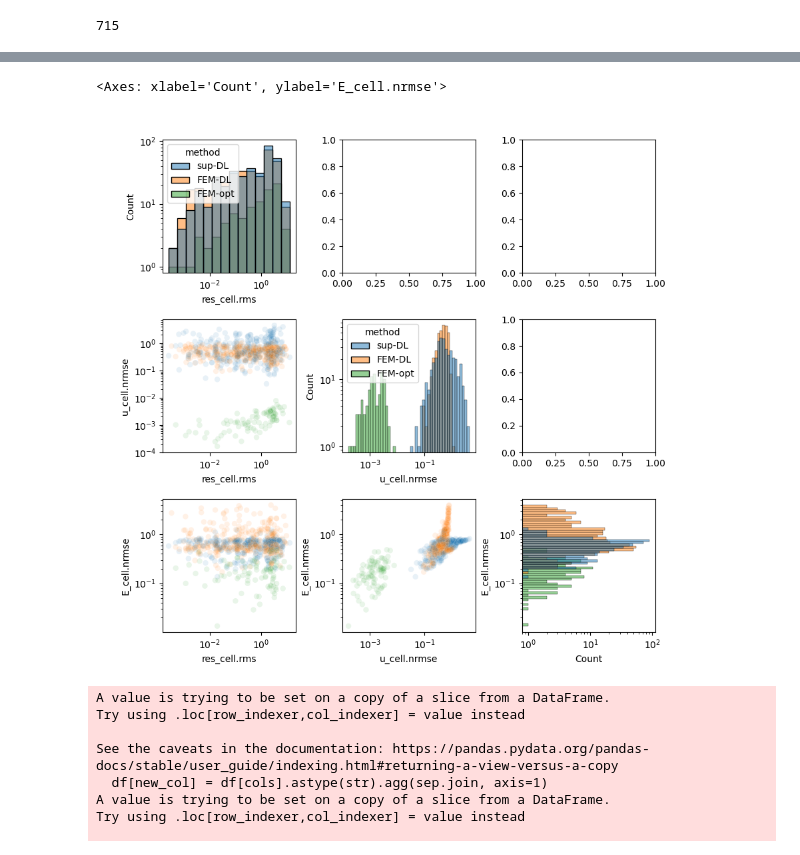
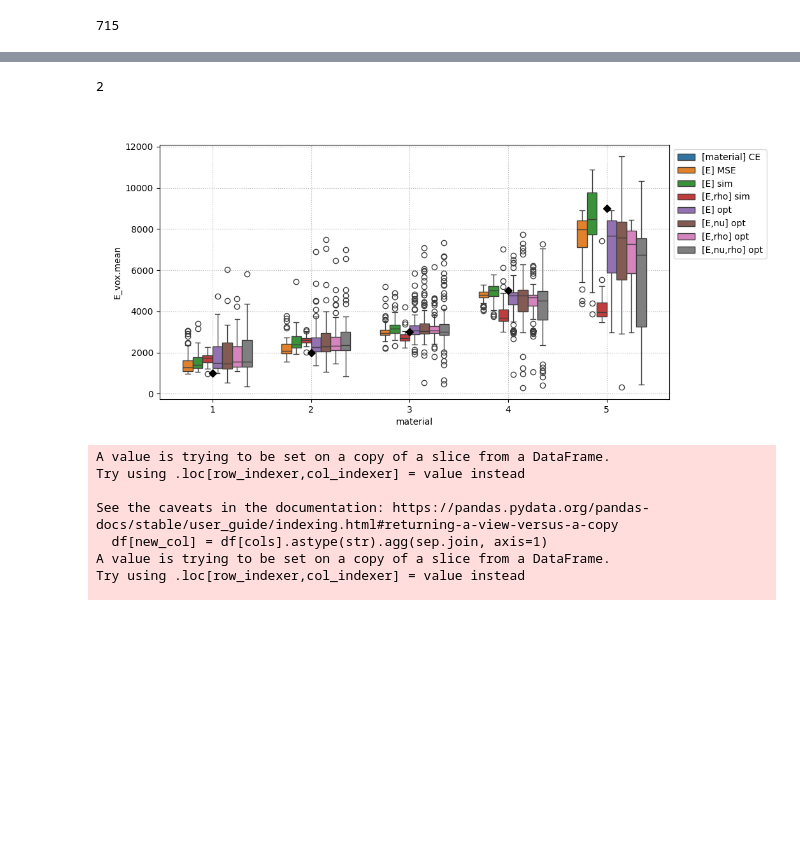
Before and after one commit to mattragoza/lung-project, a Jupyter notebook: notebooks/shapenet/32-training-experiment-new.ipynb, the cells around one changed output, grey strips where cells are left out. Saved outputs shown, nothing was run; the diff lists cells and outputs as text; code cells hidden in the pictures; blank space fills up the shorter version.

Commit message:
tv_reg_weight train and optimize experiments

```diff
--- a/notebooks/shapenet/32-training-experiment-new.ipynb
+++ b/notebooks/shapenet/32-training-experiment-new.ipynb
@@ -747,17 +808,11 @@ ex_df.groupby(['method', 'params.rho_known']).describe()
 # %%
 %autoreload
+mat_df_t['task_spec'] = mat_df_t['task_spec'].map(lambda x: x.replace('(', '[').replace(')', ']'))
+mat_df_o['task_spec'] = mat_df_o['params.targets'].map(lambda x: f'{x} opt')
+
 mat_df = pd.concat([
-    mat_df_t[(mat_df_t.epoch == 20) & (mat_df_t.phase == 'val')],
-    mat_df_o[mat_df_o.subject.isin(val_set1)]
+    mat_df_t[(mat_df_t.phase == 'val') & (mat_df_t.epoch == 10) & (mat_df_t.image_variant == 'mean_std-1')],
+    mat_df_o
 ])
-mat_df['params.rho_known']  = mat_df['params.rho_known'].astype(bool)
-mat_df['params.supervised'] = mat_df['params.supervised'].astype(bool)
-
-mat_df['method'] = 'unknown'
-mat_df.loc[(mat_df.phase == 'optimize'), 'method'] = 'FEM-opt'
-mat_df.loc[(mat_df.phase != 'optimize') &  mat_df['params.supervised'], 'method'] = 'sup-DL'
-mat_df.loc[(mat_df.phase != 'optimize') & ~mat_df['params.supervised'], 'method'] = 'FEM-DL'
-mat_df['method'].unique()
-
-mat_df.groupby(['method', 'params.rho_known', 'material']).describe()
+mat_df.groupby(['phase', 'task_spec', 'material']).describe()
 # %% [output]
@@ -784,41 +858,31 @@ mat_df.groupby(['method', 'params.rho_known', 'material']).describe()
 # %%
-fig, axes = mpl_viz.subplot_grid(3, 3, ax_height=2, ax_width=2, padding=(1.0, 0.4, 0.6, 0.4), spacing=0.7) # lrbt
+df = mat_df
 
-df = ex_df[ex_df['params.rho_known']]
-hue = 'method'
+fig, axes = mpl_viz.subplot_grid(
+    1, 1,
+    ax_width=8,
+    ax_height=4,
+    spacing=(1.0, 1.0),
+    padding=(1.0, 1.55, 0.5, 0.5)
+)
 
-ax = axes[0,0]
-ax.set_xscale('log', base=10)
-ax.set_yscale('log', base=10)
-sns.histplot(df, x='res_cell.rms', hue=hue, legend=True, ax=ax)
+is_outlier = df['E_vox.mean'] > 1.4e4
+print(is_outlier.sum())
 
-ax = axes[1,0]
-ax.set_xscale('log', base=10)
-ax.set_yscale('log', base=10)
-sns.scatterplot(df, x='res_cell.rms', y='u_cell.nrmse', hue=hue, legend=False, ax=ax, alpha=0.1)
-
-ax = axes[2,0]
-ax.set_xscale('log', base=10)
-ax.set_yscale('log', base=10)
-sns.scatterplot(df, x='res_cell.rms', y='E_cell.nrmse', hue=hue, legend=False, ax=ax, alpha=0.1)
-
-ax = axes[1,1]
-ax.set_xscale('log', base=10)
-ax.set_yscale('log', base=10)
-sns.histplot(df, x='u_cell.nrmse', hue=hue, legend=True, ax=ax)
-
-ax = axes[2,1]
-ax.set_xscale('log', base=10)
-ax.set_yscale('log', base=10)
-sns.scatterplot(df, x='u_cell.nrmse', y='E_cell.nrmse', hue=hue, legend=False, ax=ax, alpha=0.1)
-
-ax = axes[2,2]
-ax.set_xscale('log', base=10)
-ax.set_yscale('log', base=10)
-sns.histplot(df, y='E_cell.nrmse', hue=hue, legend=False, ax=ax)
+sns.boxplot(
+    df[~is_outlier],
+    x='material',
+    y='E_vox.mean',
+    hue='task_spec',
+    ax=axes[0,0]
+)
+#axes[0,0].set_yscale('log')
+axes[0,0].scatter(range(5), [1e3, 2e3, 3e3, 5e3, 9e3], marker='D', color='black', zorder=100)
+axes[0,0].legend(bbox_to_anchor=[1,1])
+axes[0,0].grid(linestyle=':')
 # %% [output]
-<Axes: xlabel='Count', ylabel='E_cell.nrmse'>
+2
-[figure, old version]
+[figure, new version]
 # %%
 def add_group_column(df, cols, sep=' '):
     new_col = sep.join(cols)
```
Also changed, not shown: parts of 33 cells of this notebook, 4 other files.
